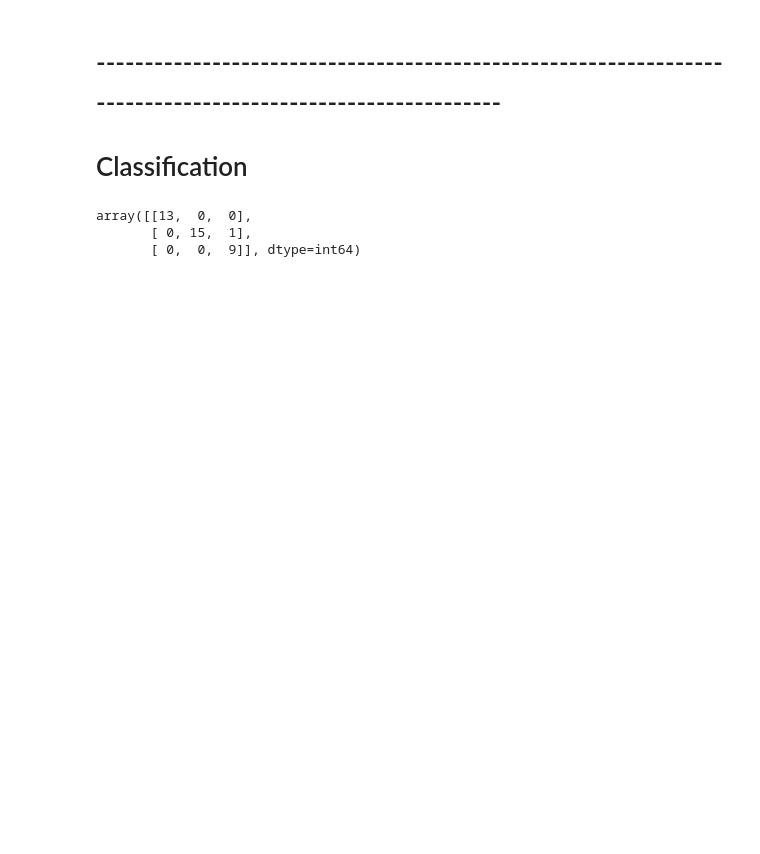
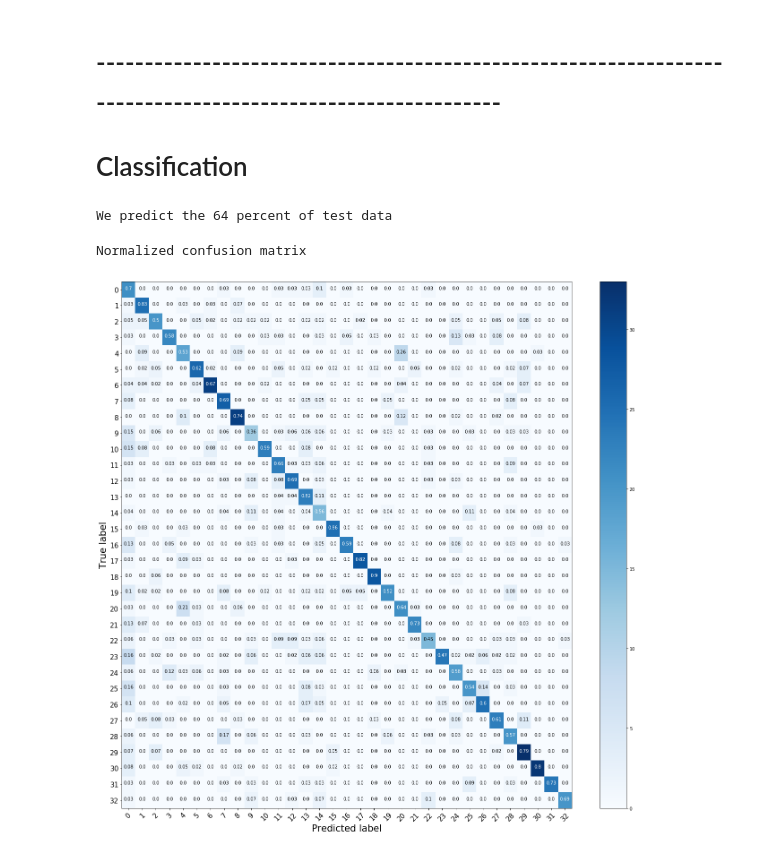
Before and after one commit to Cuspian/data_mining_class, a Jupyter notebook: FinalProject.ipynb, the cells around one changed output. Saved outputs shown, nothing was run; the diff lists cells and outputs as text; code cells hidden in the pictures; blank space fills up the shorter version.

```diff
--- a/FinalProject.ipynb
+++ b/FinalProject.ipynb
@@ -340,6 +312,3 @@ cm = confusion_matrix(y_test, svm_predictions)
-# %%
-cm
-# %% [output]
-array([[13,  0,  0],
-       [ 0, 15,  1],
-       [ 0,  0,  9]], dtype=int64)
+# %%
+# Creating labels for the images
+labels = sum([[i]*180 for i in range(33)], [])
@@ -345,0 +351,25 @@ array([[13,  0,  0],
+# %%
+# train-test split
+X_train, X_test, y_train, y_test = train_test_split(X_proj, labels, test_size = 0.2, random_state = 2926)
+
+## train-valid split
+#X_train, X_valid, y_train, y_valid = train_test_split(X_train, y_train, test_size = 0.25, random_state = 2926)
+# %%
+# The model
+themodel = svm.SVC(kernel = 'poly', degree = 3).fit(X_train, y_train)
+predictions = themodel.predict(X_test)
+
+# model accuracy for X_test
+accuracy = themodel.score(X_test, y_test)
+
+# creating a confusion matrix
+thematrix = confusion_matrix(y_test, predictions)
+
+print "We predict the {} percent of test data".format((y_test == predictions).sum()*100/len(y_test))
+# %% [output]
+We predict the 64 percent of test data
+# %%
+plot_confusion_matrix(thematrix, classes = map(str, range(33)), normalize = True, title='')
+# %% [output]
+Normalized confusion matrix
+[figure, added]
```
Also changed, not shown: parts of 8 cells of this notebook.
